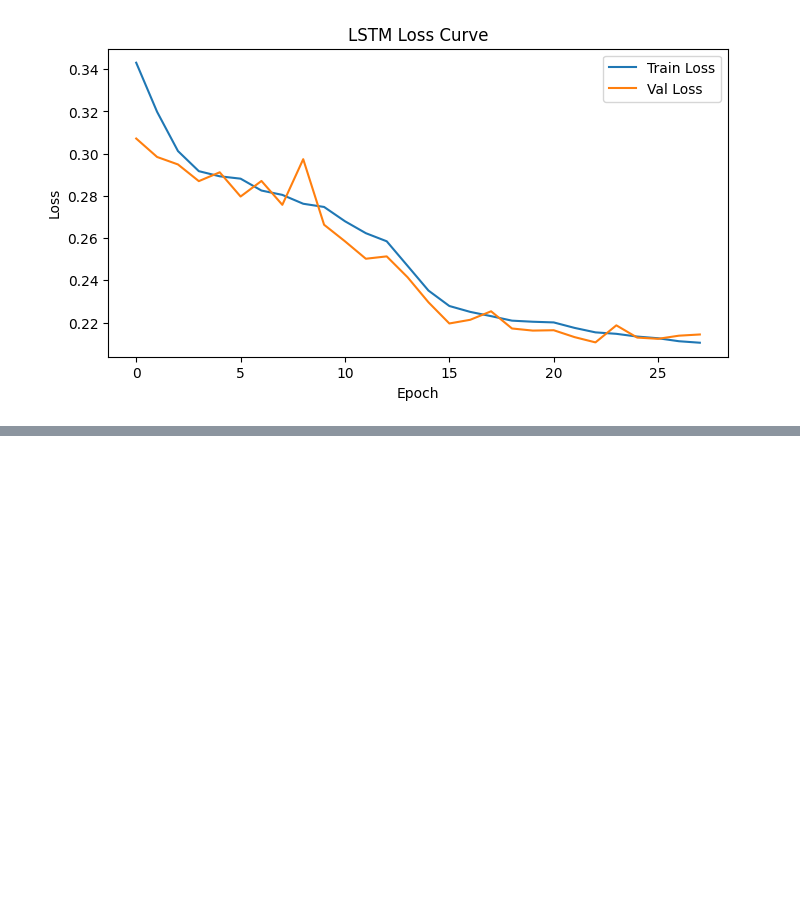
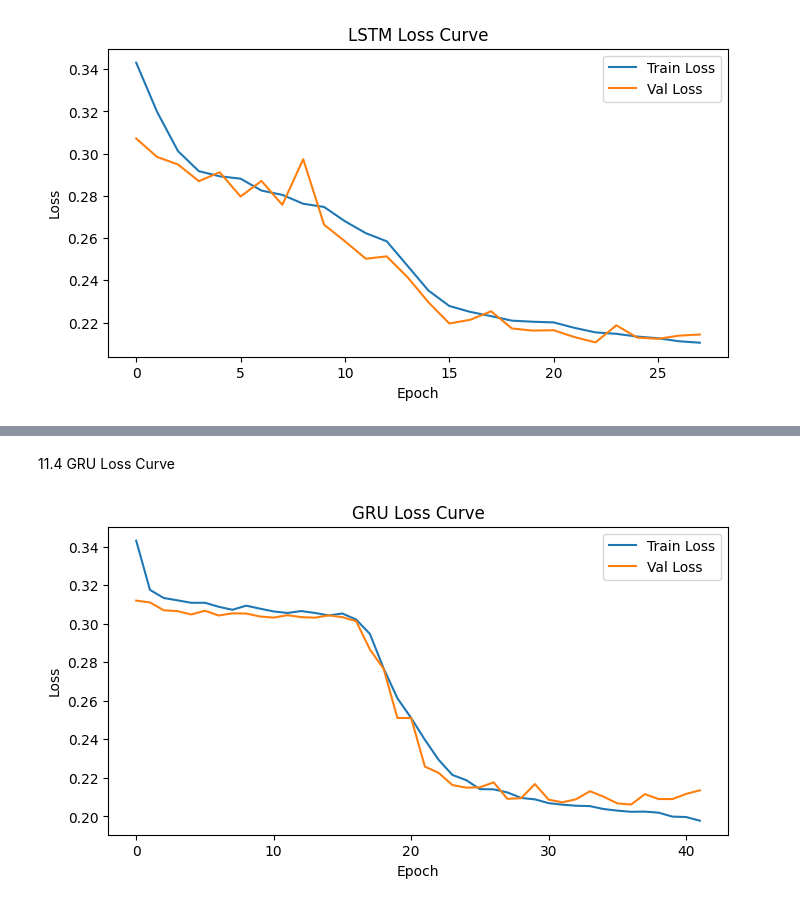
Before and after one commit to istiakAHMEDsaad/machine_learning, a Jupyter notebook: Banking_Dataset_Classification/deep-learning-model.ipynb, the cells around one changed output, grey strips where cells are left out. Cells and saved outputs as stored; diff of their text form; code cells hidden in the pictures; blank space fills up the shorter version.

```diff
--- a/Banking_Dataset_Classification/deep-learning-model.ipynb
+++ b/Banking_Dataset_Classification/deep-learning-model.ipynb
@@ -471,0 +565,13 @@ plt.show()
+# %% [markdown]
+11.4 GRU Loss Curve
+# %%
+plt.figure(figsize=(8,4))
+plt.plot(history_gru.history['loss'], label='Train Loss')
+plt.plot(history_gru.history['val_loss'], label='Val Loss')
+plt.title("GRU Loss Curve")
+plt.xlabel("Epoch")
+plt.ylabel("Loss")
+plt.legend()
+plt.show()
+# %% [output]
+[figure, added]
```
Also changed, not shown: parts of 42 cells of this notebook.
